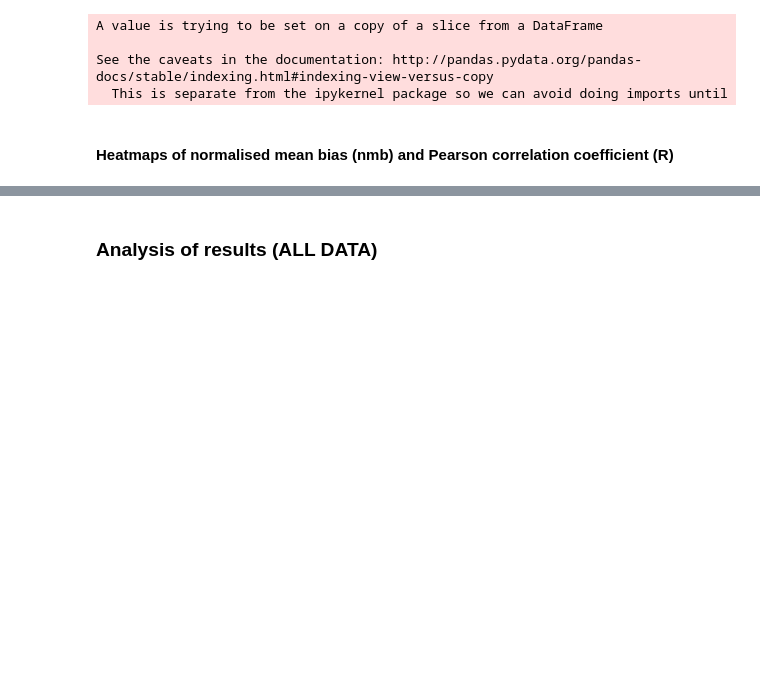
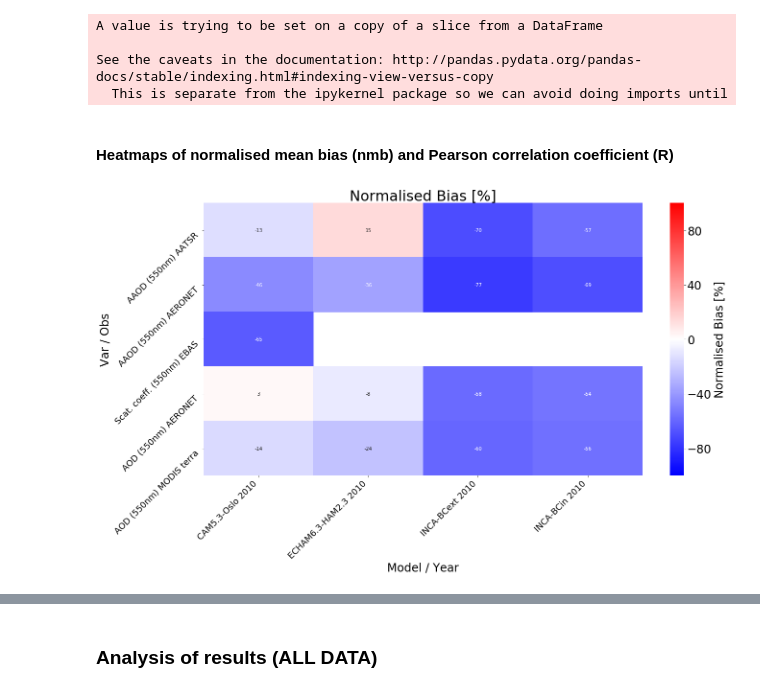
Before and after one commit to metno/pyaerocom-synthesis, a Jupyter notebook: MultiModelObsVarCompare.ipynb, the cells around one changed output, grey strips where cells are left out. Drawn from its saved outputs; the diff is of its cells as text; code cells hidden in the pictures; blank space fills up the shorter version.

```diff
--- a/MultiModelObsVarCompare.ipynb
+++ b/MultiModelObsVarCompare.ipynb
@@ -351,21 +348,23 @@ def change_fontsize_colorbar(ax, fontsize=16):
 # %%
 from helpers.io import plot_heatmap
 ax = plot_heatmap(table, colname='nmb', ts_type='monthly', color_rowwise=False, cbar=True,
                   figsize=(20, 12), center=0, vmin=-100, vmax=100, table_name='Normalised Bias [%]')
 
 # here you can edit the labelling, etc. should be self-explanatory
 ax = update_labels(ax, PLOT_XLABELS, PLOT_YLABELS, #update x and y-labels according to settings above
                    fontsize=18, #fontsize
                    xrotation=45,
                    yrotation=45)
 ax = change_fontsize_colorbar(ax, 24) # change fontsize colorbar
 ax.set_ylabel('Var / Obs', fontsize=24)
 ax.set_xlabel('Model / Year', fontsize=24)
 ax.set_title('Normalised Bias [%]', fontsize=30)
 
 # save figure
 savename = 'heatmap_nmb_selection_monthly.png'
-ax.figure(os.path.join(OUTPUT_DIR, savename))
+ax.figure.savefig(os.path.join(OUTPUT_DIR, savename))
+# %% [output]
+[figure, added]
 # %%
 ax= plot_heatmap(table, colname='R', ts_type='monthly', cmap='Greens', vmin=0, vmax=1, num_digits=2,
                  color_rowwise=False, table_name='R (Pearson)', figsize=(20, 12), cbar=True)
```
Also changed, not shown: parts of 7 cells of this notebook.
